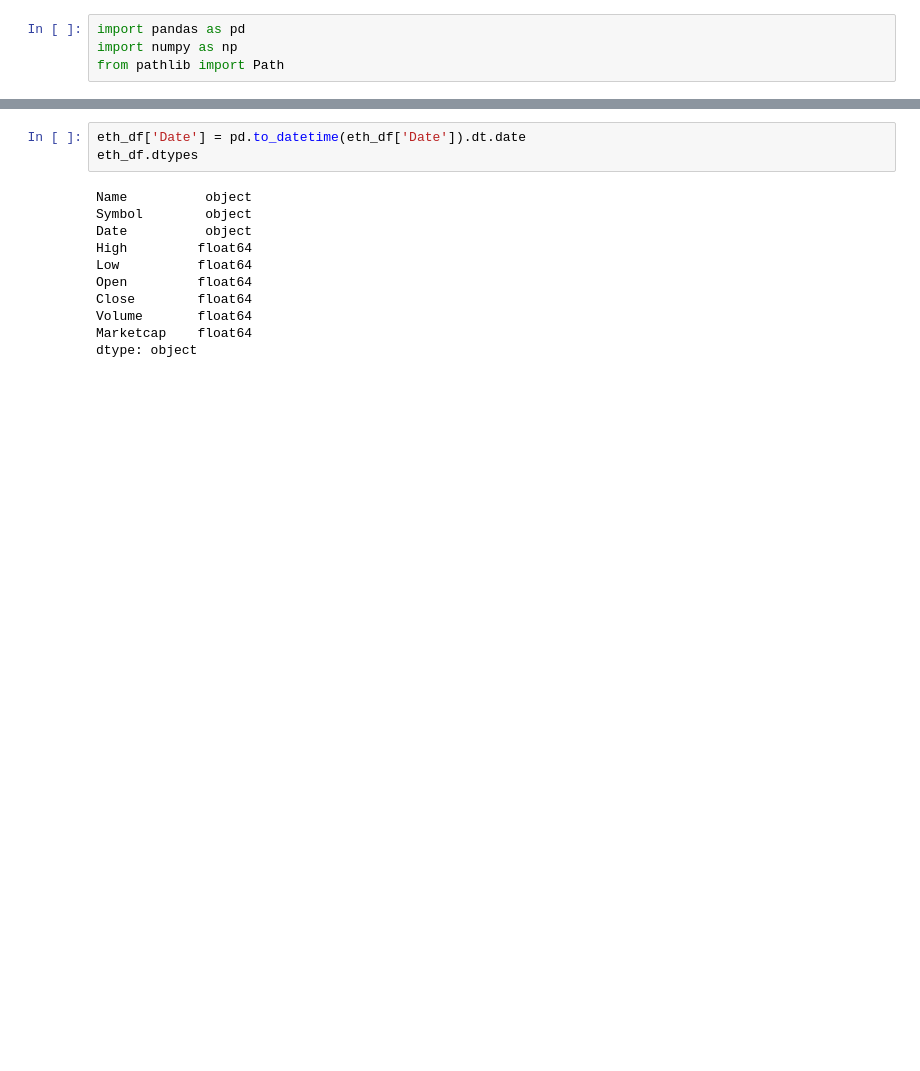
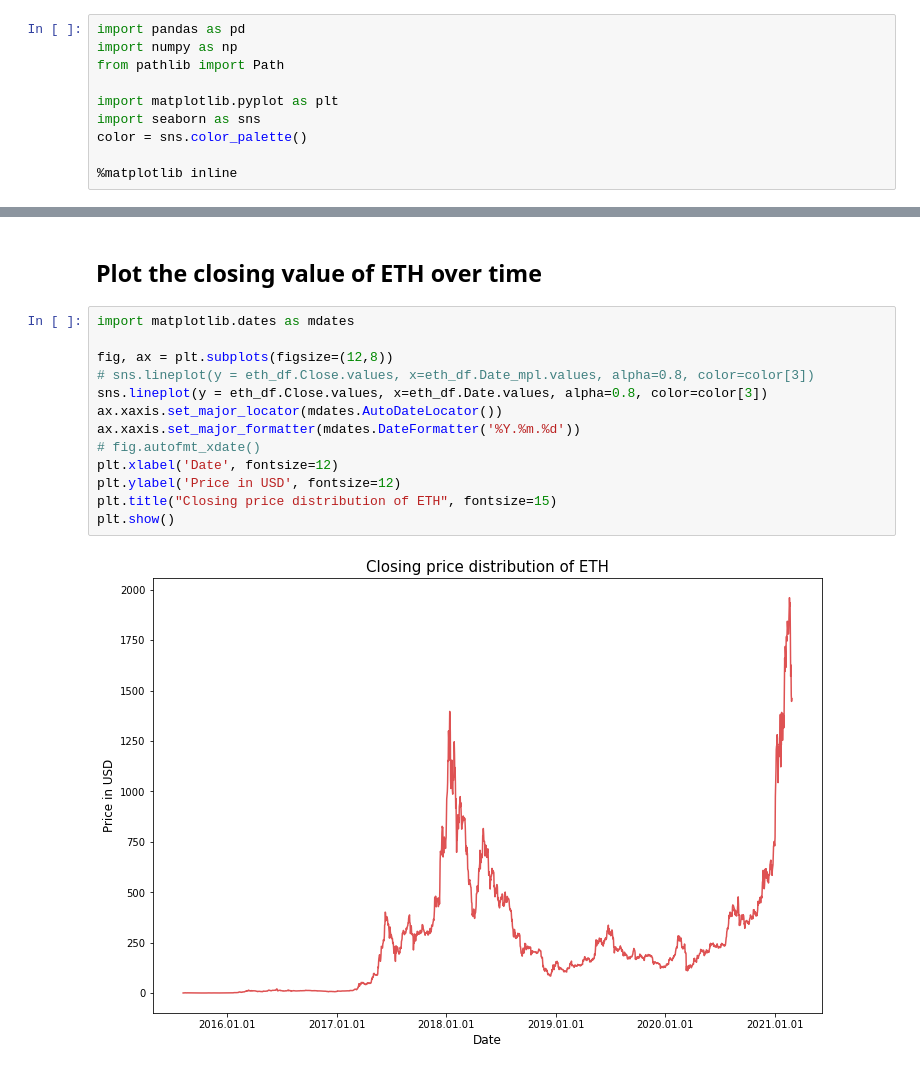
Before and after one commit to ArtTucker/crypto_prices_ML, a Jupyter notebook: preprocessing/by_coin/ethereum_preprocessing.ipynb, the cells around one changed output, grey strips where cells are left out. Saved outputs shown, nothing was run; the diff lists cells and outputs as text; blank space fills up the shorter version.

```diff
--- a/preprocessing/by_coin/ethereum_preprocessing.ipynb
+++ b/preprocessing/by_coin/ethereum_preprocessing.ipynb
@@ -2,3 +2,9 @@
 import pandas as pd
 import numpy as np
 from pathlib import Path
+
+import matplotlib.pyplot as plt
+import seaborn as sns
+color = sns.color_palette()
+
+%matplotlib inline
@@ -42,14 +75,17 @@ memory usage: 158.7+ KB
+# %% [markdown]
+## Plot the closing value of ETH over time
 # %%
-eth_df['Date'] = pd.to_datetime(eth_df['Date']).dt.date
-eth_df.dtypes
+import matplotlib.dates as mdates
+
+fig, ax = plt.subplots(figsize=(12,8))
+# sns.lineplot(y = eth_df.Close.values, x=eth_df.Date_mpl.values, alpha=0.8, color=color[3])
+sns.lineplot(y = eth_df.Close.values, x=eth_df.Date.values, alpha=0.8, color=color[3])
+ax.xaxis.set_major_locator(mdates.AutoDateLocator())
+ax.xaxis.set_major_formatter(mdates.DateFormatter('%Y.%m.%d'))
+# fig.autofmt_xdate()
+plt.xlabel('Date', fontsize=12)
+plt.ylabel('Price in USD', fontsize=12)
+plt.title("Closing price distribution of ETH", fontsize=15)
+plt.show()
 # %% [output]
-Name          object
-Symbol        object
-Date          object
-High         float64
-Low          float64
-Open         float64
-Close        float64
-Volume       float64
-Marketcap    float64
-dtype: object
+[figure, added]
```
Also changed, not shown: parts of 12 cells of this notebook.
